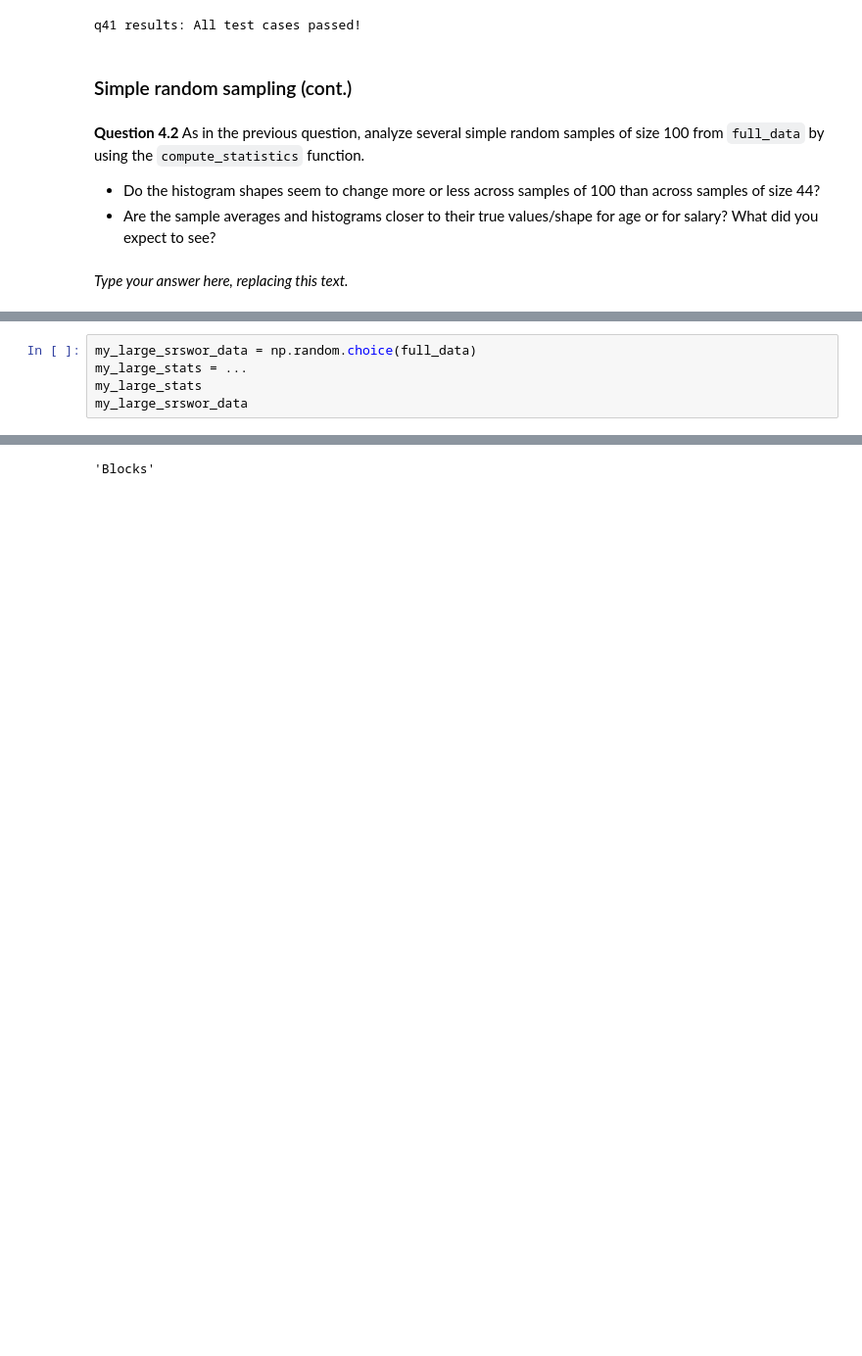
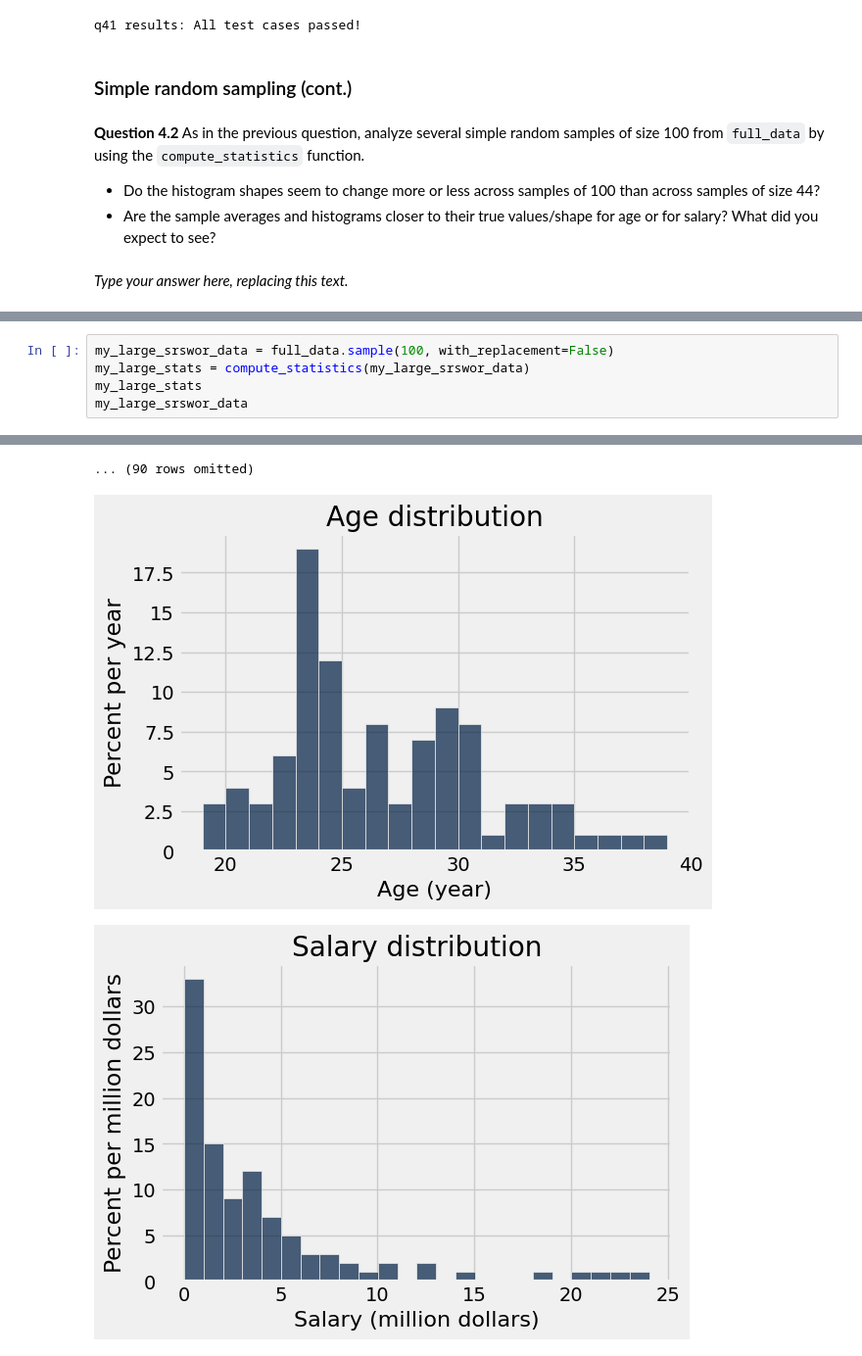
Before and after one commit to Jadenwill075/Intro-to-Data-Analytics, a Jupyter notebook: lab05.ipynb, the cells around one changed output, grey strips where cells are left out. Shown at 98% size. Cells and saved outputs as stored; diff of their text form; blank space fills up the shorter version.

```diff
--- a/lab05.ipynb
+++ b/lab05.ipynb
@@ -483,8 +483,8 @@ _Type your answer here, replacing this text._
 # %% [markdown]
 <!-- BEGIN QUESTION -->
 # %%
-my_large_srswor_data = np.random.choice(full_data)
-my_large_stats = ...
+my_large_srswor_data = full_data.sample(100, with_replacement=False)
+my_large_stats = compute_statistics(my_large_srswor_data)
 my_large_stats
 my_large_srswor_data
 # %% [output]
@@ -491 +502,3 @@ my_large_srswor_data
-'Blocks'
+... (90 rows omitted)
+[figure, added]
+[figure, added]
```
Also changed, not shown: parts of 8 cells of this notebook, 5 other files.
